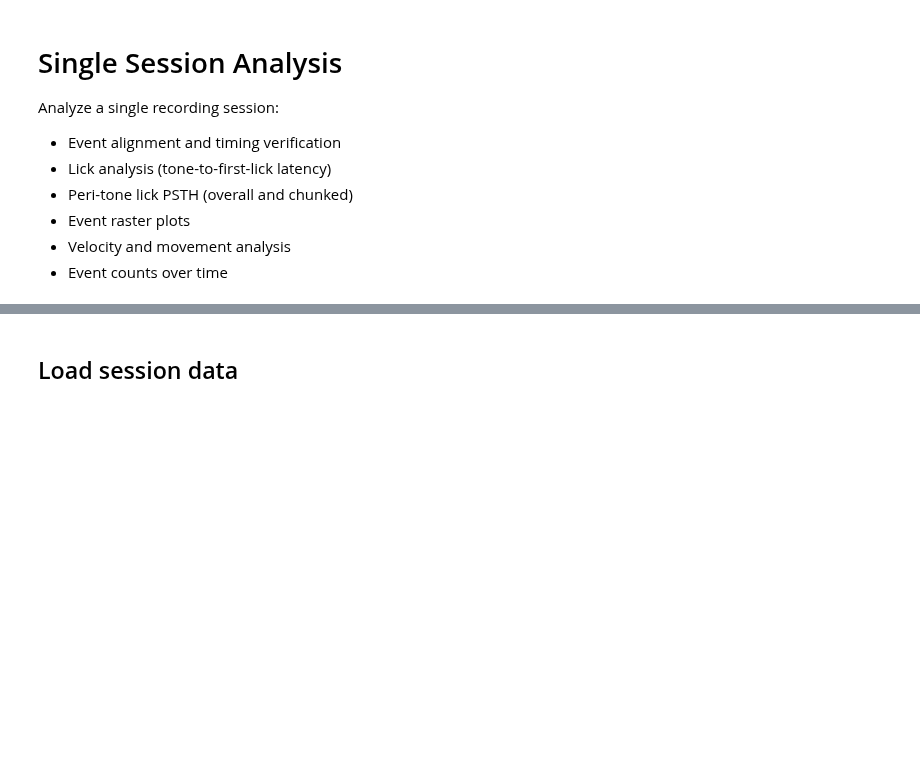
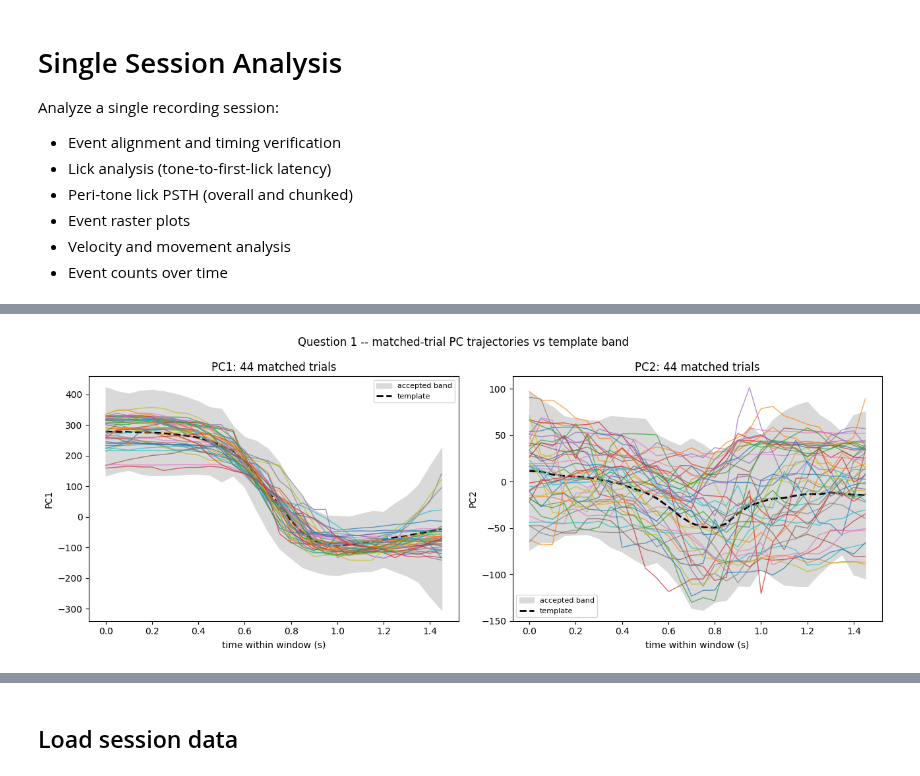
Before and after one commit to dysprague/CLIRB_analyses, a Jupyter notebook: single_session.ipynb, the cells around one changed output, grey strips where cells are left out. Saved outputs shown, nothing was run; the diff lists cells and outputs as text; code cells hidden in the pictures; blank space fills up the shorter version.

```diff
--- a/single_session.ipynb
+++ b/single_session.ipynb
@@ -31,0 +32,9 @@ session = '2025_10_28_1'
+# %%
+# --- Configuration ---
+rat = 'R4'
+session = '2026_07_01_1'
+template_file = f'{rat}_template_2.npz'
+#template_file = f'{rat}_template_refined.npz'
+n_components = 2
+DATA_ROOT  = '/home/yutaka-sprague/olveczky_lab/Lab/CLIRB/data'
+SESSION_DIR = os.path.join(DATA_ROOT, rat, session)
@@ -31,0 +918,49 @@ session = '2025_10_28_1'
+# %%
+# ## 6. Question 1 -- what do matched trials look like?
+#
+# Each match window covers frames `[t-W+1, t]`. We overlay the PC1 and PC2
+# trajectories of (a sample of) matched windows against the template band, so you
+# can see the stereotyped trajectory the rule is rewarding.
+
+# %%
+
+pc1_idx, pc2_idx = 0, 1
+
+def window_trace(end_frame, pc_index):
+    s = end_frame - W + 1
+    return sleap_pcs[s:end_frame + 1, pc_index]
+
+N_EXAMPLE_TRACES = 100
+# choose example matches spread across the session
+if n_matches > 0:
+    pick = np.linspace(0, n_matches - 1, min(N_EXAMPLE_TRACES, n_matches)).astype(int)
+    example_frames = match_frames_base[pick]
+else:
+    example_frames = np.array([], dtype=int)
+    print("No matches found at base bounds -- che" \
+    "ck ACCEPTED_ERRORS / bounds.")
+
+example_frames = correct_matches(sleap_pcs, pc_template, example_frames)
+
+t_axis = np.arange(W) / FPS
+
+fig, axes = plt.subplots(1, 2, figsize=(13, 5), sharex=True)
+for ax, pidx, label in zip(axes, (pc1_idx, pc2_idx), ("PC1", "PC2")):
+    # template band
+    center = pc_template[:, pidx]
+    band = bounds_to_use[:, pidx]
+    ax.fill_between(t_axis, center - band, center + band,
+                    color="0.85", label="accepted band")
+    ax.plot(t_axis, center, "k--", lw=2, label="template")
+    # matched traces
+    for ef in example_frames:
+        ax.plot(t_axis, window_trace(ef, pidx), lw=1, alpha=0.7)
+    ax.set_title(f"{label}: {len(example_frames)} matched trials")
+    ax.set_xlabel("time within window (s)")
+    ax.set_ylabel(label)
+    ax.legend(loc="best", fontsize=8)
+fig.suptitle("Question 1 -- matched-trial PC trajectories vs template band")
+fig.tight_layout()
+plt.show()
+# %% [output]
+[figure, added]
```
Also changed, not shown: parts of 57 cells of this notebook, 10 other files.
